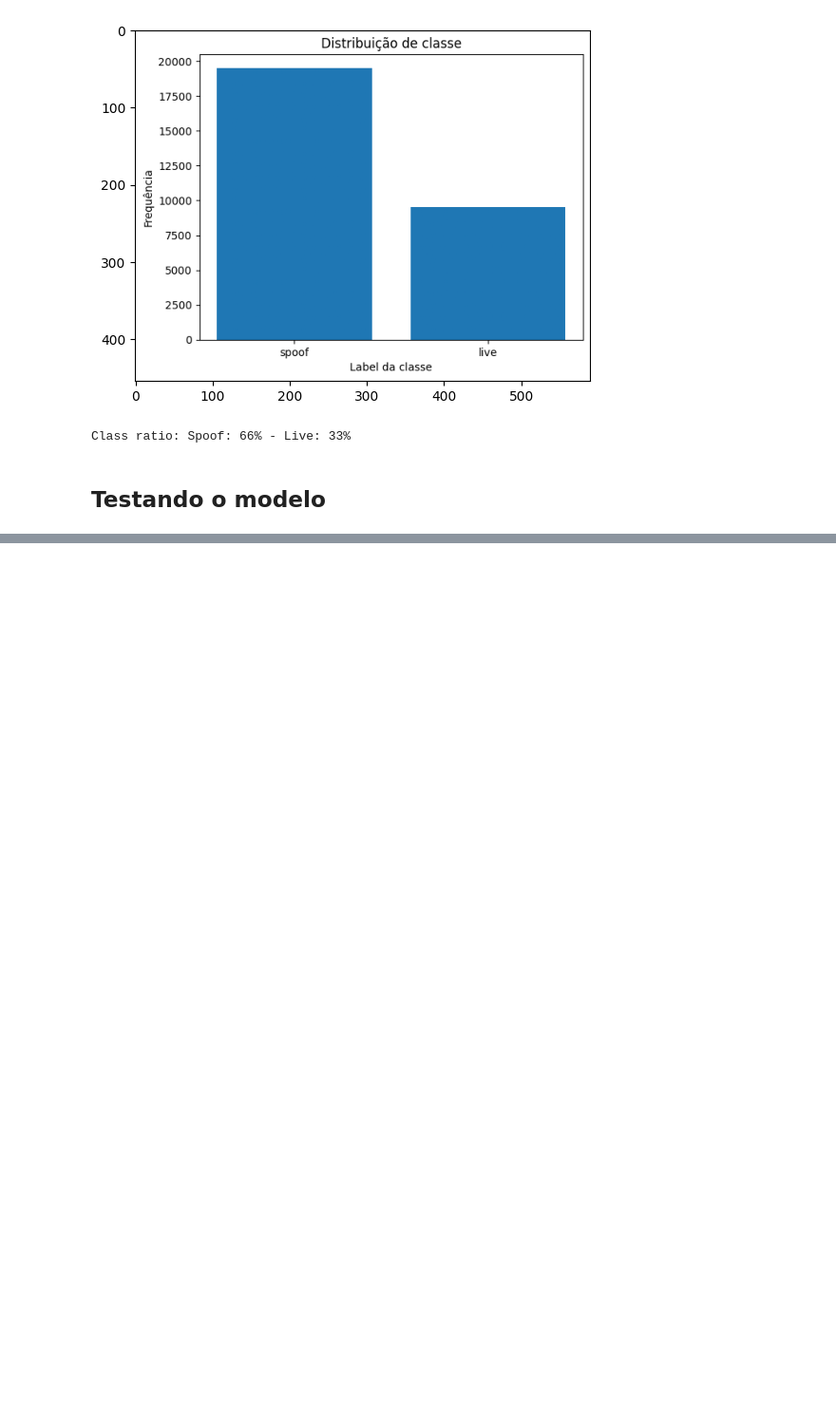
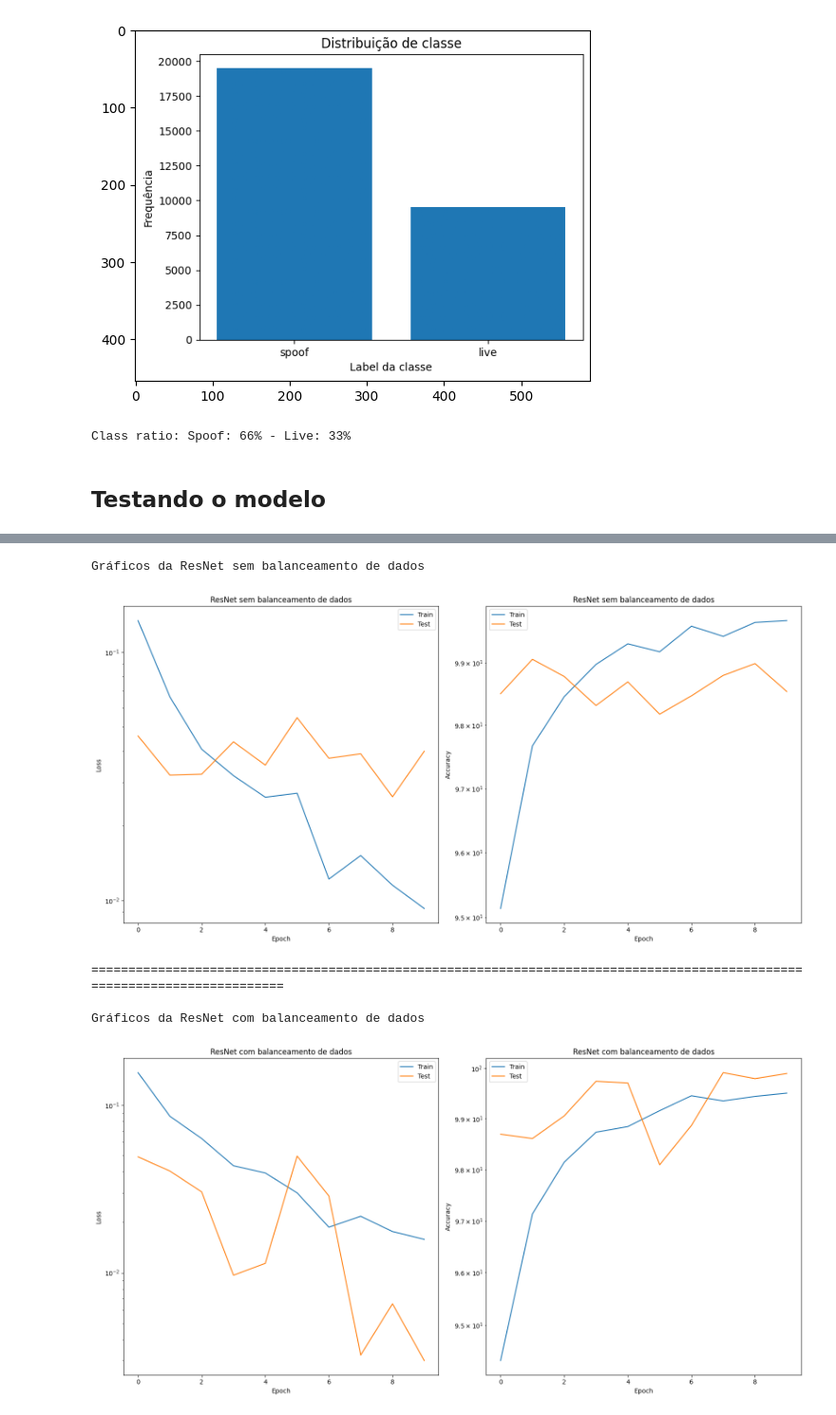
Before and after one commit to paulohdscoelho/desafios-ml, a Jupyter notebook: desafio-01/apresentacao_resnet.ipynb, the cells around one changed output, grey strips where cells are left out. Shown at 95% size. Cells and saved outputs as stored; diff of their text form; code cells hidden in the pictures; blank space fills up the shorter version.

```diff
--- a/desafio-01/apresentacao_resnet.ipynb
+++ b/desafio-01/apresentacao_resnet.ipynb
@@ -57,0 +52,15 @@ Irei utilizar a Rede Neural ResNet que foi treinada sem o balanceamento dos dado
+# %%
+print(f"Gráficos da ResNet sem balanceamento de dados")
+plota_graficos(foldperf, title='ResNet sem balanceamento de dados')
+
+print("\n==========================================================================================================================\n")
+
+print(f"Gráficos da ResNet com balanceamento de dados")
+plota_graficos(foldperf_balanced, title='ResNet com balanceamento de dados')
+# %% [output]
+Gráficos da ResNet sem balanceamento de dados
+[figure, added]
+==========================================================================================================================
+
+Gráficos da ResNet com balanceamento de dados
+[figure, added]
```
Also changed, not shown: parts of 6 cells of this notebook, 8 other files.
